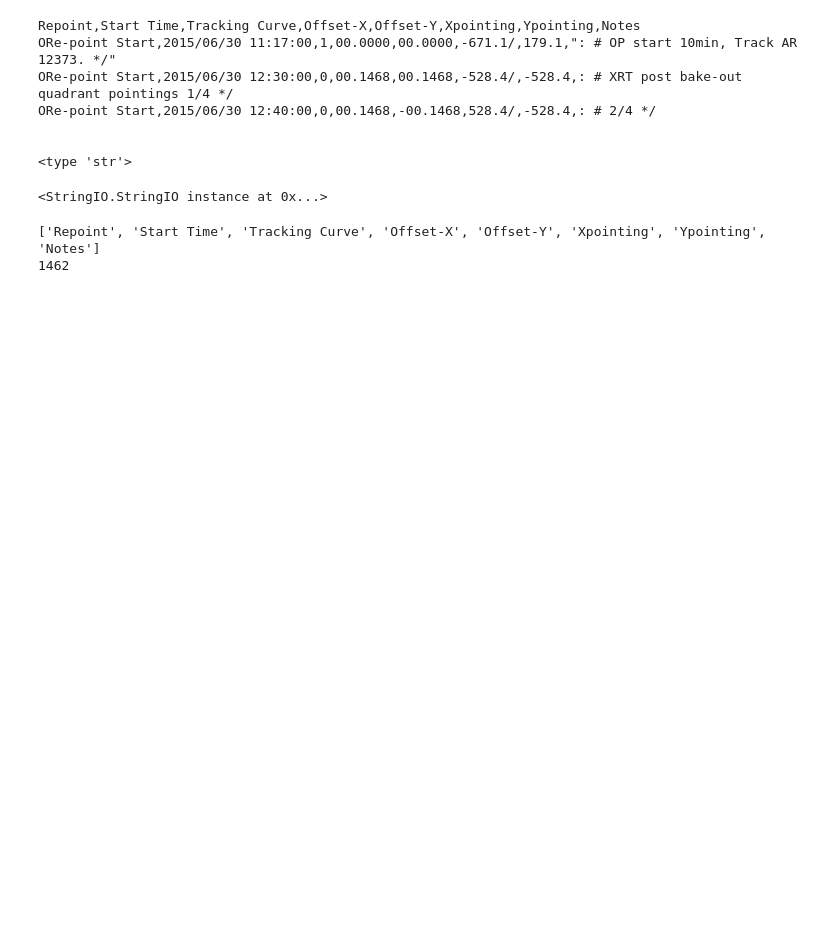
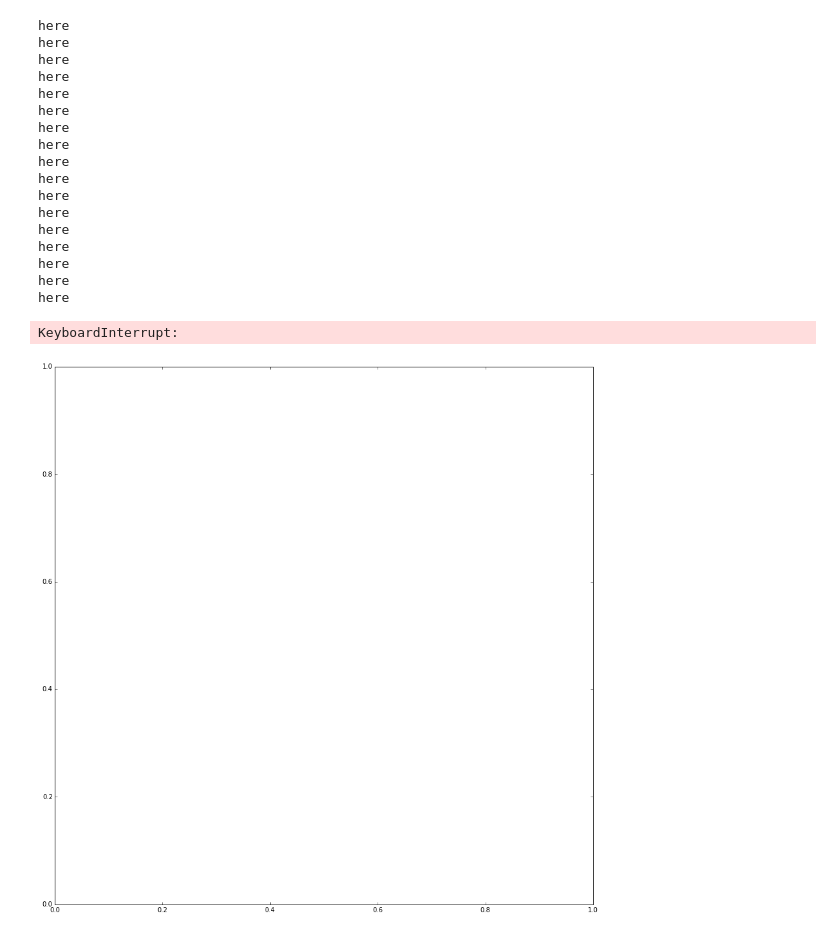
Before and after one commit to gwoelkicfa/xrt_metadata_project, a Jupyter notebook: xrt_planning_tool.ipynb, the cells around one changed output. Drawn from its saved outputs; the diff is of its cells as text; code cells hidden in the pictures; blank space fills up the shorter version.

```diff
--- a/xrt_planning_tool.ipynb
+++ b/xrt_planning_tool.ipynb
@@ -274,37 +267,58 @@ def getSynoptics(time1,time2):
         for day in listdir('/archive/hinode/xrt/level2/synoptics/'+ month):
             time = datetime.datetime.strptime(month+day,'%Y/%m%d')
             if time >= time1.replace(hour=0,minute=0,second=0,microsecond=0) and time <= time2.replace(hour=0,minute=0,second=0,microsecond=0):
                 days.append(month + '/' + day)
 
     hours = []
     for day in days:
         for hour in listdir('/archive/hinode/xrt/level2/synoptics/'+ day):
             time = datetime.datetime.strptime(day+hour,'%Y/%m/%dH%H00')
             if time >= time1.replace(minute=0,second=0,microsecond=0) and time <= time2.replace(minute=0,second=0,microsecond=0):
                 hours.append(day + '/' + hour)
 
     paths = []
 
     for hour in hours:
         for root, dirs, files in walk('/archive/hinode/xrt/level2/synoptics/'+hour):
             for e in files:
                 if e[-5:] == '.fits':
                     f = pyfits.open(root + '/' + e)
                     if f[0].header['ec_fw2_'] == 'Al_mesh':
                         paths.append(root + '/' + e)
                     f.close()
 
     return paths;
 
 t_f = datetime.datetime.utcnow() #datetime.datetime.strptime('2015-06-10 06:00','%Y-%m-%d %H:%M')
-t_i = t_f - datetime.timedelta(days=365)
-print ''
+t_i = t_f - datetime.timedelta(days=365-232)
 
 flareCatalog = getHinodeFlareCat(t_i,t_f)
 
 
-#for synoptic in getSynoptics(t_i,t_f):
- #   displaySynoptic(synoptic)
+for synoptic in getSynoptics(t_i,t_f):
+    displaySynoptic(synoptic)
+    #gc.collect()
+    print 'here'
+# %% [output]
+here
+here
+here
+here
+here
+here
+here
+here
+here
+here
+here
+here
+here
+here
+here
+here
+here
+KeyboardInterrupt:
+[figure, added]
 # %%
 import pandas as pd
 import csv
@@ -406,32 +420,3 @@ def parseHinodeFlareCat(f):
             pass
 
     return output;
-
-# Makes a pandas dataframe that contains the information gathered above
-Hinode_pointings = pd.read_csv(StringIO(parse_events(test_str)))
-Hinode_pointings
-# %% [output]
-Repoint,Start Time,Tracking Curve,Offset-X,Offset-Y,Xpointing,Ypointing,Notes
-ORe-point Start,2015/06/30 11:17:00,1,00.0000,00.0000,-671.1/,179.1,": # OP start 10min, Track AR 12373. */"
-ORe-point Start,2015/06/30 12:30:00,0,00.1468,00.1468,-528.4/,-528.4,: # XRT post bake-out quadrant pointings 1/4 */
-ORe-point Start,2015/06/30 12:40:00,0,00.1468,-00.1468,528.4/,-528.4,: # 2/4 */
-
-
-<type 'str'>
-<StringIO.StringIO instance at 0x...>
-# %%
-import requests
-from StringIO import StringIO
-import urllib2
-
-test_url = 'http://xrt.cfa.harvard.edu/missionops/timelines/20150630_Plan/re-point_201506300100.txt' #Name of the URL
-test = urllib2.urlopen(test_url) # Opens the URL
-strio = StringIO(requests.get(test_url).content) # Gets the content
-
-pointing_file = strio.read() #Reads the content
-hinode_pointing = pd.read_csv(StringIO(parse_events(pointing_file))) #Puts the content in a pandas dataframe
-hinode_pointing#.head() #Prints the first 5 lines of the dataframe
-#print hinode_pointing['Tracking Curve']
-# %% [output]
-['Repoint', 'Start Time', 'Tracking Curve', 'Offset-X', 'Offset-Y', 'Xpointing', 'Ypointing', 'Notes']
-1462
```
Also changed, not shown: parts of 3 cells of this notebook, 1 other file.
